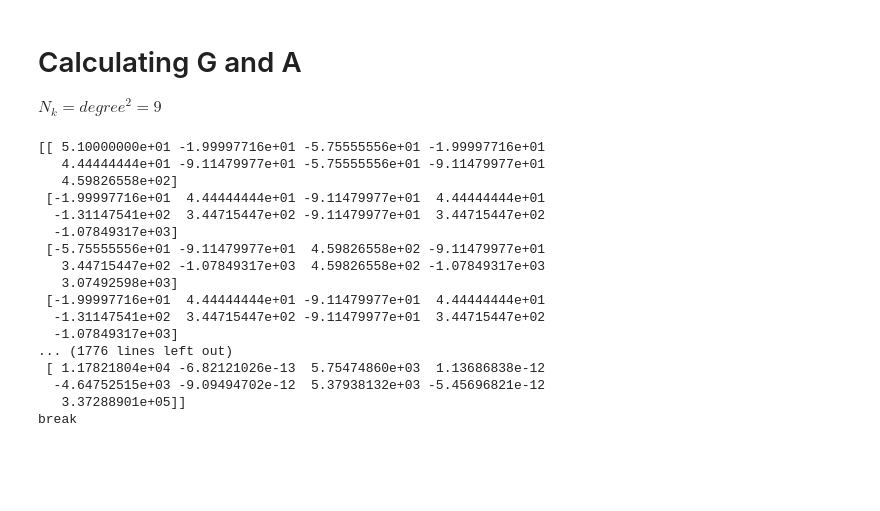
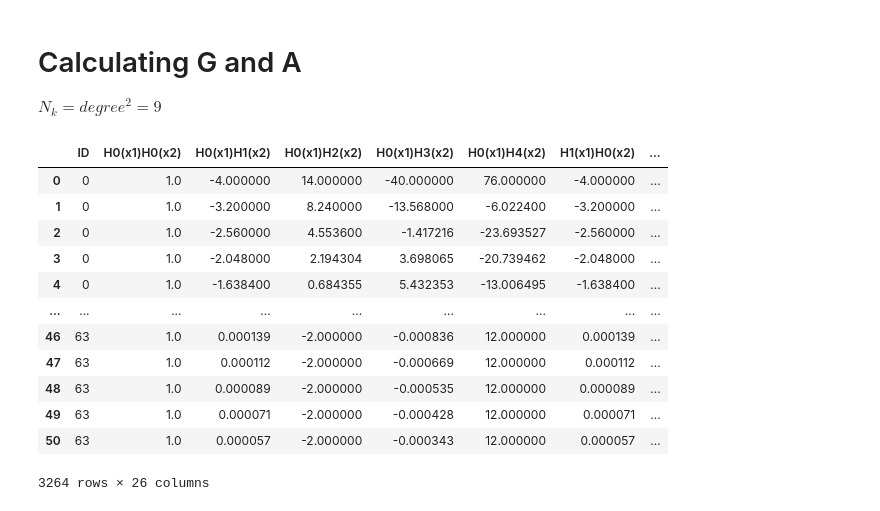
Before and after one commit to waleedbinkhalid74/ml_cms_final_project, a Jupyter notebook: mll_cms_final_proj_task_4.ipynb, the cells around one changed output. Saved outputs shown, nothing was run; the diff lists cells and outputs as text; code cells hidden in the pictures; blank space fills up the shorter version.

```diff
--- a/mll_cms_final_proj_task_4.ipynb
+++ b/mll_cms_final_proj_task_4.ipynb
@@ -168,3 +196,0 @@ def hermite_polynomials_dict(data, degree):
-# %%
-degree=3
-x_sol_obs = hermite_polynomials_dict(x_sol, 3)
@@ -191,31 +238,45 @@ $N_k = degree^2 = 9$
 # %%
 def construct_G(observables, Nk):
     G = np.zeros((Nk,Nk))
     for id in observables['ID'].unique():
         obs_m = observables[observables['ID'] == id].iloc[:,1:].to_numpy()
         G = G + obs_m.T @ obs_m
-        print(G)
-        print('break')
+    M = observables['ID'].unique().max() + 1
+    G = 1/M * G
+    return G
+
+def construct_A(observables_x, observables_y, Nk):
+    A = np.zeros((Nk,Nk))
+    for id in observables_x['ID'].unique():
+        obs_m_x = observables_x[observables_x['ID'] == id].iloc[:,1:].to_numpy()
+        obs_m_y = observables_y[observables_y['ID'] == id].iloc[:,1:].to_numpy()
+        A = A + obs_m_x.T @ obs_m_y
+    M = observables_x['ID'].unique().max() + 1
+    A = 1/M * A
+    return A
+
+def get_observables(data, dim):
+    observables = data.iloc[:,no_vars+1:]
+    observables.insert(0, 'ID', x_sol_obs.iloc[:,0])
+    return observables
 
 no_vars = 2
-observables = x_sol_obs.iloc[:,no_vars+1:]
-observables.insert(0, 'ID', x_sol_obs.iloc[:,0])
-construct_G(observables, degree**2)
+# observables = x_sol_obs.iloc[:,no_vars+1:]
+# observables.insert(0, 'ID', x_sol_obs.iloc[:,0])
+x_obs = get_observables(x_data_obs, 5)
+y_obs = get_observables(y_data_obs, 5)
+x_obs
 # %% [output]
+|  | ID | H0(x1)H0(x2) | H0(x1)H1(x2) | H0(x1)H2(x2) | H0(x1)H3(x2) | H0(x1)H4(x2) | H1(x1)H0(x2) | ... |
+| 0 | 0 | 1.0 | -4.000000 | 14.000000 | -40.000000 | 76.000000 | -4.000000 | ... |
+| 1 | 0 | 1.0 | -3.200000 | 8.240000 | -13.568000 | -6.022400 | -3.200000 | ... |
+| 2 | 0 | 1.0 | -2.560000 | 4.553600 | -1.417216 | -23.693527 | -2.560000 | ... |
+| 3 | 0 | 1.0 | -2.048000 | 2.194304 | 3.698065 | -20.739462 | -2.048000 | ... |
+| 4 | 0 | 1.0 | -1.638400 | 0.684355 | 5.432353 | -13.006495 | -1.638400 | ... |
+| ... | ... | ... | ... | ... | ... | ... | ... | ... |
+| 46 | 63 | 1.0 | 0.000139 | -2.000000 | -0.000836 | 12.000000 | 0.000139 | ... |
+| 47 | 63 | 1.0 | 0.000112 | -2.000000 | -0.000669 | 12.000000 | 0.000112 | ... |
+| 48 | 63 | 1.0 | 0.000089 | -2.000000 | -0.000535 | 12.000000 | 0.000089 | ... |
+| 49 | 63 | 1.0 | 0.000071 | -2.000000 | -0.000428 | 12.000000 | 0.000071 | ... |
+| 50 | 63 | 1.0 | 0.000057 | -2.000000 | -0.000343 | 12.000000 | 0.000057 | ... |
-[[ 5.10000000e+01 -1.99997716e+01 -5.75555556e+01 -1.99997716e+01
-   4.44444444e+01 -9.11479977e+01 -5.75555556e+01 -9.11479977e+01
-   4.59826558e+02]
- [-1.99997716e+01  4.44444444e+01 -9.11479977e+01  4.44444444e+01
-  -1.31147541e+02  3.44715447e+02 -9.11479977e+01  3.44715447e+02
-  -1.07849317e+03]
- [-5.75555556e+01 -9.11479977e+01  4.59826558e+02 -9.11479977e+01
-   3.44715447e+02 -1.07849317e+03  4.59826558e+02 -1.07849317e+03
-   3.07492598e+03]
- [-1.99997716e+01  4.44444444e+01 -9.11479977e+01  4.44444444e+01
-  -1.31147541e+02  3.44715447e+02 -9.11479977e+01  3.44715447e+02
-  -1.07849317e+03]
-... (1776 lines left out)
- [ 1.17821804e+04 -6.82121026e-13  5.75474860e+03  1.13686838e-12
-  -4.64752515e+03 -9.09494702e-12  5.37938132e+03 -5.45696821e-12
-   3.37288901e+05]]
-break
+3264 rows × 26 columns
```
Also changed, not shown: parts of 14 cells of this notebook, 1 other file.
